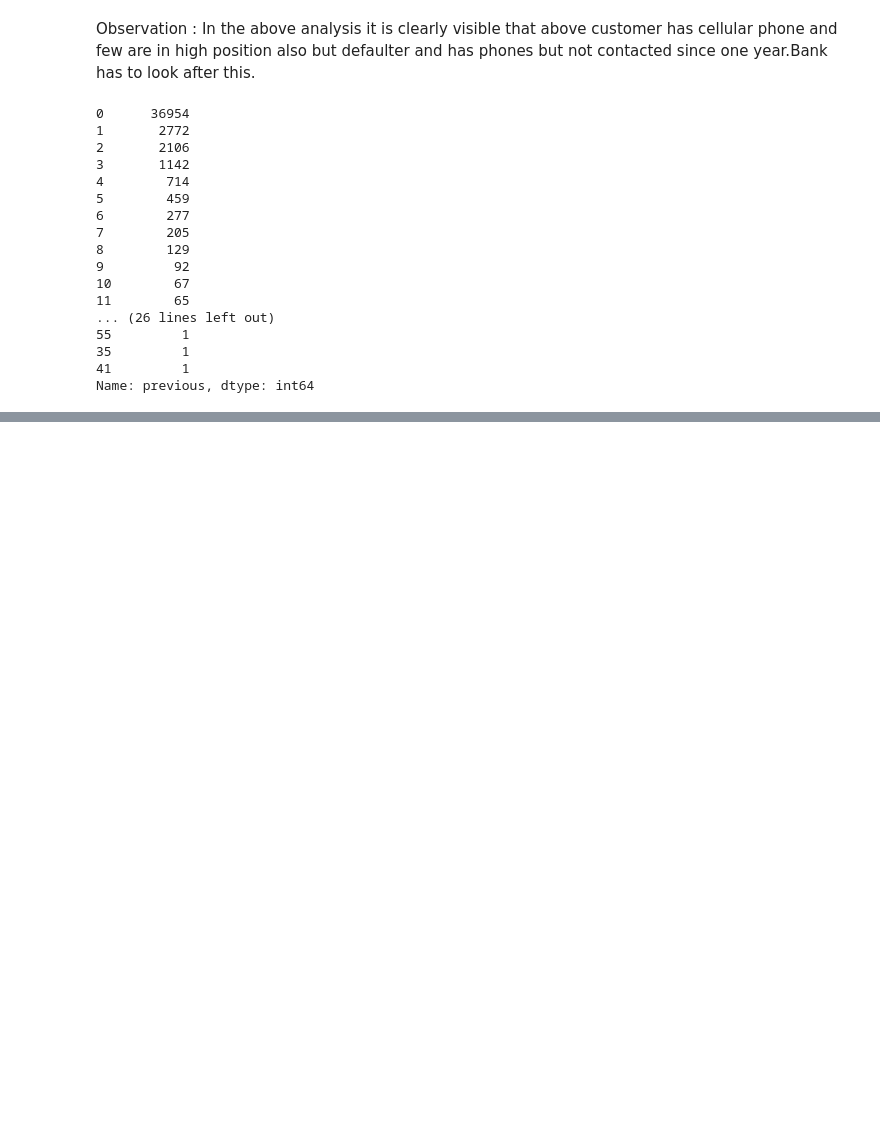
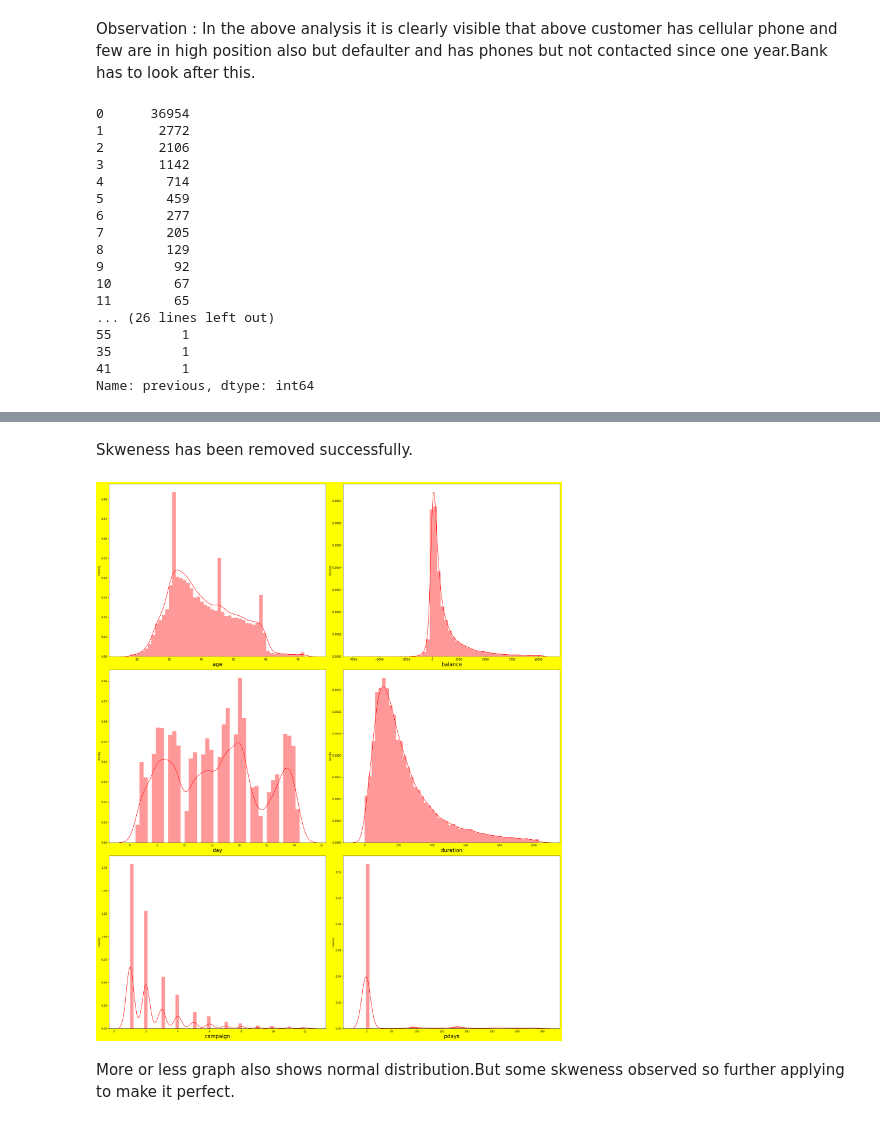
Before and after one commit to ROKR7381/DEMO_PURPOSE, a Jupyter notebook: Bank_Original_dataset.ipynb, the cells around one changed output, grey strips where cells are left out. Cells and saved outputs as stored; diff of their text form; code cells hidden in the pictures; blank space fills up the shorter version.

```diff
--- a/Bank_Original_dataset.ipynb
+++ b/Bank_Original_dataset.ipynb
@@ -347,0 +421,3 @@ Name: previous, dtype: int64
+# %%
+#DROPPING OUTLIERS
+drop_value = X.index.difference(df3.index)
@@ -347,0 +433,4 @@ Name: previous, dtype: int64
+# %%
+df.drop(drop_value,inplace = True)
+# %%
+df.reset_index(drop=True,inplace = True)
@@ -347,0 +443,3 @@ Name: previous, dtype: int64
+# %%
+X = df.drop(columns = ['y'])
+y = df['y']
@@ -347,0 +457,23 @@ Name: previous, dtype: int64
+# %% [markdown]
+Skweness has been removed successfully.
+# %%
+#Checking how data is distributed for every column.
+plt.figure(figsize = (25,30),facecolor='yellow',dpi=150)
+
+plotnumber = 1
+
+for col in X.drop(columns =  ['job', 'marital', 'education', 'default','housing',
+       'loan', 'contact','month',
+        'poutcome']):
+    if plotnumber <= 6:
+        ax = plt.subplot(3,2,plotnumber)
+        sns.distplot(X[col], color = 'r')
+        plt.xlabel(col, fontsize = 20)
+
+    plotnumber += 1
+
+plt.tight_layout()
+# %% [output]
+[figure, added]
+# %% [markdown]
+More or less graph also shows normal distribution.But some skweness observed so further applying to make it perfect.
```
Also changed, not shown: parts of 64 cells of this notebook.
